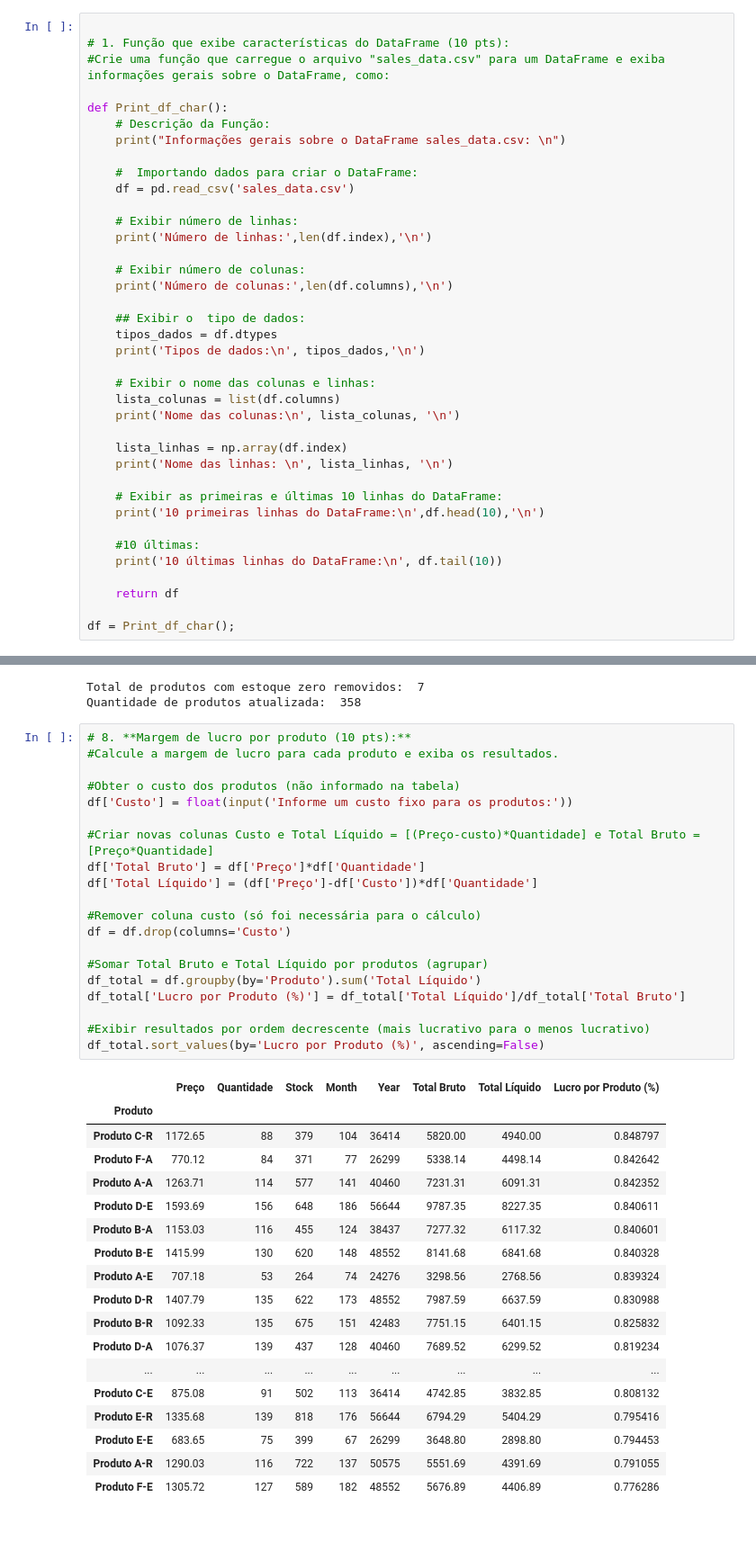
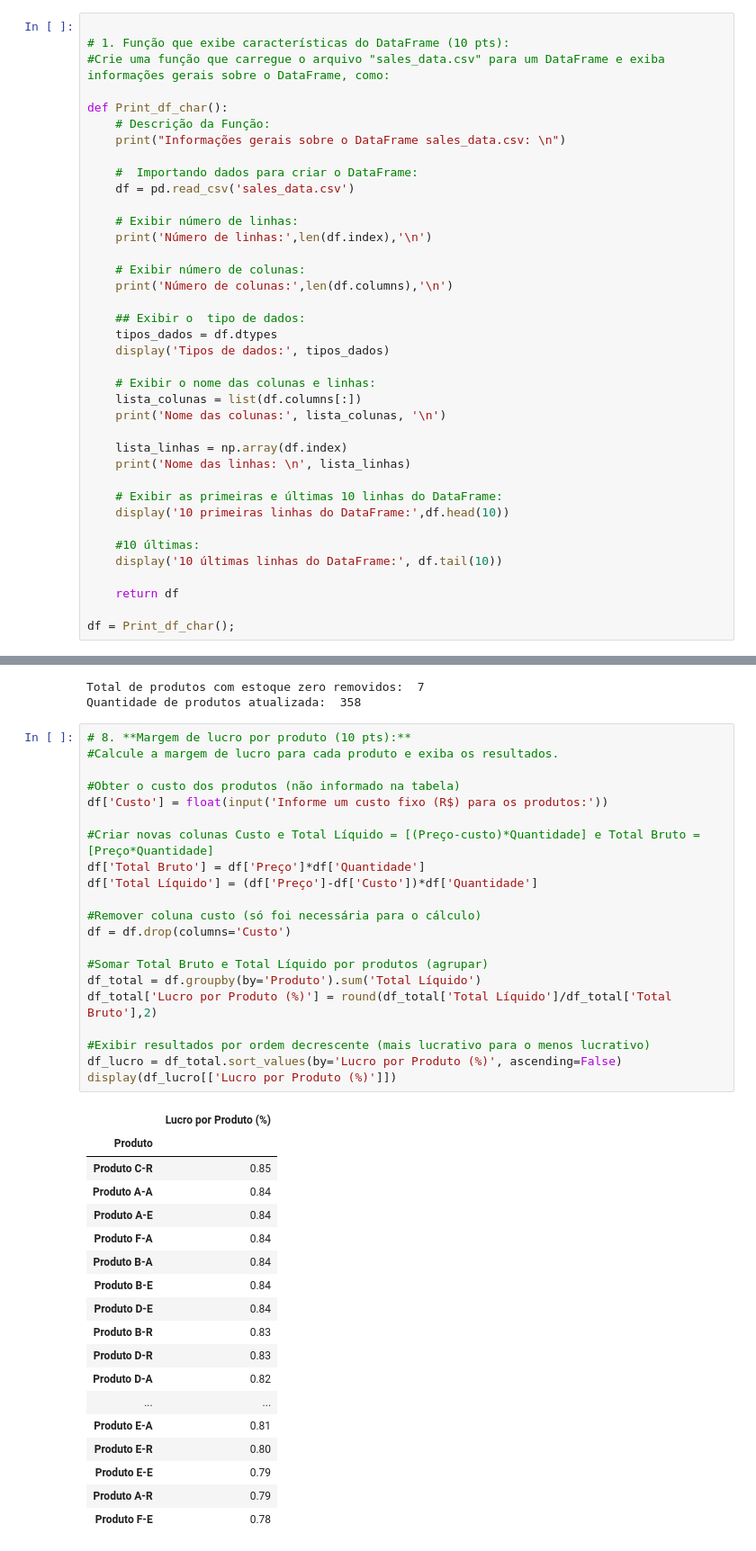
Before and after one commit to igorambrozini/Portfolio-DS, a Jupyter notebook: 1a Entrega Mestrado - 08-11-2023/DataFrame_Igor_Ambrozini.ipynb, the cells around one changed output, grey strips where cells are left out. Shown at 90% size. Cells and saved outputs as stored; diff of their text form.

```diff
--- a/1a Entrega Mestrado - 08-11-2023/DataFrame_Igor_Ambrozini.ipynb
+++ b/1a Entrega Mestrado - 08-11-2023/DataFrame_Igor_Ambrozini.ipynb
@@ -26,20 +27,20 @@ def Print_df_char():
 
     ## Exibir o  tipo de dados:
     tipos_dados = df.dtypes
-    print('Tipos de dados:\n', tipos_dados,'\n')
+    display('Tipos de dados:', tipos_dados)
 
     # Exibir o nome das colunas e linhas:
-    lista_colunas = list(df.columns)
-    print('Nome das colunas:\n', lista_colunas, '\n')
+    lista_colunas = list(df.columns[:])
+    print('Nome das colunas:', lista_colunas, '\n')
 
     lista_linhas = np.array(df.index)
-    print('Nome das linhas: \n', lista_linhas, '\n')
+    print('Nome das linhas: \n', lista_linhas)
 
     # Exibir as primeiras e últimas 10 linhas do DataFrame:
-    print('10 primeiras linhas do DataFrame:\n',df.head(10),'\n')
+    display('10 primeiras linhas do DataFrame:',df.head(10))
 
     #10 últimas:
-    print('10 últimas linhas do DataFrame:\n', df.tail(10))
+    display('10 últimas linhas do DataFrame:', df.tail(10))
 
     return df
 
@@ -255,42 +292,43 @@ Quantidade de produtos atualizada:  358
 # %%
 # 8. **Margem de lucro por produto (10 pts):**
 #Calcule a margem de lucro para cada produto e exiba os resultados.
 
 #Obter o custo dos produtos (não informado na tabela)
-df['Custo'] = float(input('Informe um custo fixo para os produtos:'))
+df['Custo'] = float(input('Informe um custo fixo (R$) para os produtos:'))
 
 #Criar novas colunas Custo e Total Líquido = [(Preço-custo)*Quantidade] e Total Bruto = [Preço*Quantidade]
 df['Total Bruto'] = df['Preço']*df['Quantidade']
 df['Total Líquido'] = (df['Preço']-df['Custo'])*df['Quantidade']
 
 #Remover coluna custo (só foi necessária para o cálculo)
 df = df.drop(columns='Custo')
 
 #Somar Total Bruto e Total Líquido por produtos (agrupar)
 df_total = df.groupby(by='Produto').sum('Total Líquido')
-df_total['Lucro por Produto (%)'] = df_total['Total Líquido']/df_total['Total Bruto']
+df_total['Lucro por Produto (%)'] = round(df_total['Total Líquido']/df_total['Total Bruto'],2)
 
 #Exibir resultados por ordem decrescente (mais lucrativo para o menos lucrativo)
-df_total.sort_values(by='Lucro por Produto (%)', ascending=False)
+df_lucro = df_total.sort_values(by='Lucro por Produto (%)', ascending=False)
+display(df_lucro[['Lucro por Produto (%)']])
 # %% [output]
-|  | Preço | Quantidade | Stock | Month | Year | Total Bruto | Total Líquido | Lucro por Produto (%) |
-| Produto |  |  |  |  |  |  |  |  |
-| Produto C-R | 1172.65 | 88 | 379 | 104 | 36414 | 5820.00 | 4940.00 | 0.848797 |
-| Produto F-A | 770.12 | 84 | 371 | 77 | 26299 | 5338.14 | 4498.14 | 0.842642 |
-| Produto A-A | 1263.71 | 114 | 577 | 141 | 40460 | 7231.31 | 6091.31 | 0.842352 |
-| Produto D-E | 1593.69 | 156 | 648 | 186 | 56644 | 9787.35 | 8227.35 | 0.840611 |
-| Produto B-A | 1153.03 | 116 | 455 | 124 | 38437 | 7277.32 | 6117.32 | 0.840601 |
-| Produto B-E | 1415.99 | 130 | 620 | 148 | 48552 | 8141.68 | 6841.68 | 0.840328 |
-| Produto A-E | 707.18 | 53 | 264 | 74 | 24276 | 3298.56 | 2768.56 | 0.839324 |
-| Produto D-R | 1407.79 | 135 | 622 | 173 | 48552 | 7987.59 | 6637.59 | 0.830988 |
-| Produto B-R | 1092.33 | 135 | 675 | 151 | 42483 | 7751.15 | 6401.15 | 0.825832 |
-| Produto D-A | 1076.37 | 139 | 437 | 128 | 40460 | 7689.52 | 6299.52 | 0.819234 |
-| ... | ... | ... | ... | ... | ... | ... | ... | ... |
-| Produto C-E | 875.08 | 91 | 502 | 113 | 36414 | 4742.85 | 3832.85 | 0.808132 |
-| Produto E-R | 1335.68 | 139 | 818 | 176 | 56644 | 6794.29 | 5404.29 | 0.795416 |
-| Produto E-E | 683.65 | 75 | 399 | 67 | 26299 | 3648.80 | 2898.80 | 0.794453 |
-| Produto A-R | 1290.03 | 116 | 722 | 137 | 50575 | 5551.69 | 4391.69 | 0.791055 |
-| Produto F-E | 1305.72 | 127 | 589 | 182 | 48552 | 5676.89 | 4406.89 | 0.776286 |
+|  | Lucro por Produto (%) |
+| Produto |  |
+| Produto C-R | 0.85 |
+| Produto A-A | 0.84 |
+| Produto A-E | 0.84 |
+| Produto F-A | 0.84 |
+| Produto B-A | 0.84 |
+| Produto B-E | 0.84 |
+| Produto D-E | 0.84 |
+| Produto B-R | 0.83 |
+| Produto D-R | 0.83 |
+| Produto D-A | 0.82 |
+| ... | ... |
+| Produto E-A | 0.81 |
+| Produto E-R | 0.80 |
+| Produto E-E | 0.79 |
+| Produto A-R | 0.79 |
+| Produto F-E | 0.78 |
 # %%
 #9. **Percentagem de vendas online vs. offline (5 pts):**
 #Calcule a percentagem de vendas online e offline em relação ao total de vendas.
```
Also changed, not shown: parts of 14 cells of this notebook.
